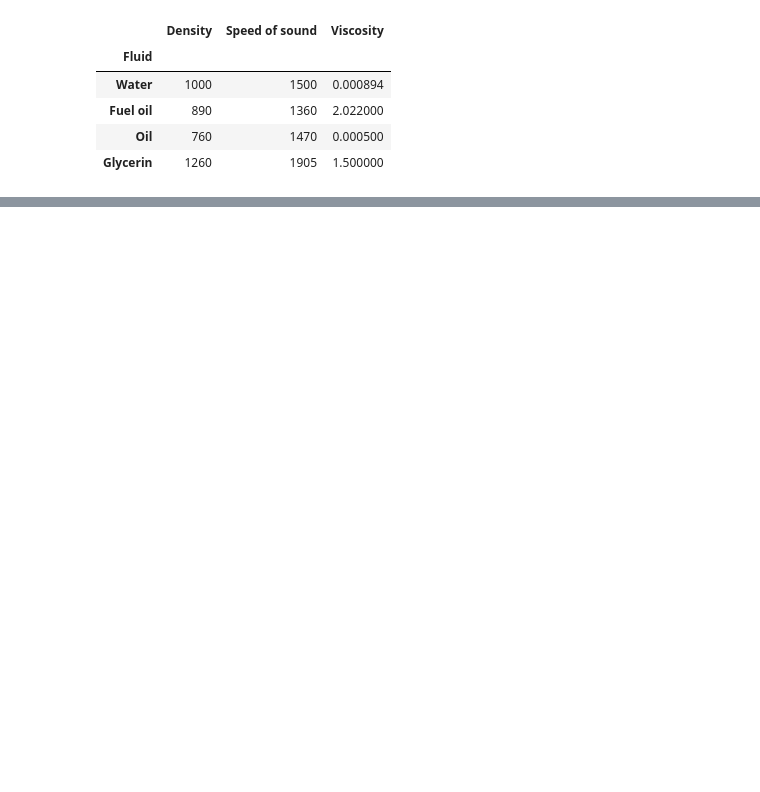
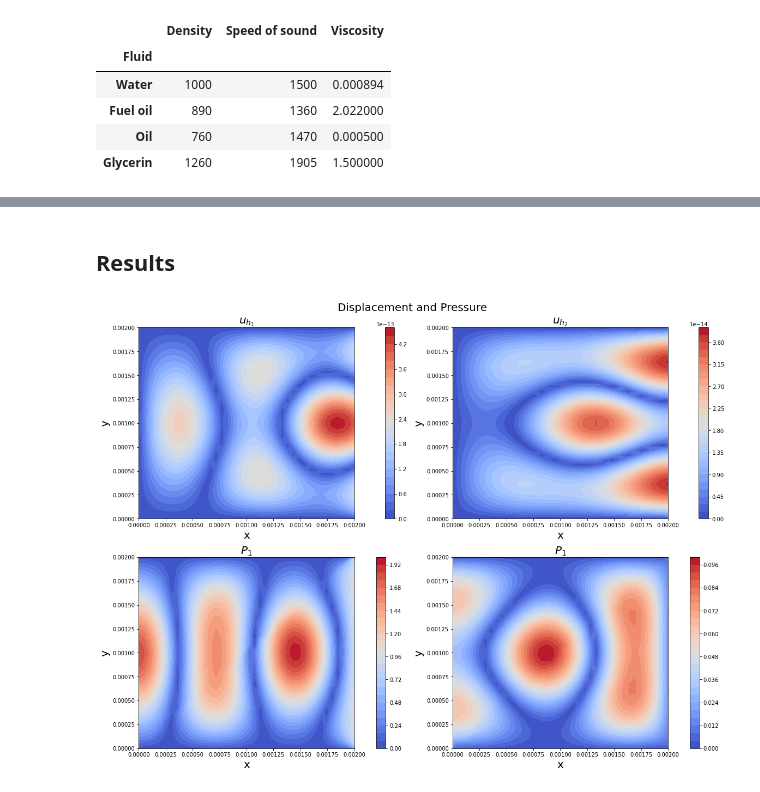
Before and after one commit to DthRazak/Dissipative-Acoustic, a Jupyter notebook: Harmonic-Oscillations/2d-homogeneous-with-dissipation.ipynb, the cells around one changed output, grey strips where cells are left out. Saved outputs shown, nothing was run; the diff lists cells and outputs as text; code cells hidden in the pictures; blank space fills up the shorter version.

Commit message:
Finished 2d homogeneous with dissipation problem

```diff
--- a/Harmonic-Oscillations/2d-homogeneous-with-dissipation.ipynb
+++ b/Harmonic-Oscillations/2d-homogeneous-with-dissipation.ipynb
@@ -91,16 +52,18 @@ def problem_setup(N: int,
     cc = ScalarType(4./3 * eta) * inner(grad(u), grad(v)) * dx
 
 
-    F = aa - omega**2 * mm# + omega * 1.0j * cc
+    F = aa - omega**2 * mm + omega * 1.0j * cc
 
-    measure = generate_boundary_measure(domain, points)
+    boundaries = generate_boundaries(points)
+    measure = generate_boundary_measure(boundaries, domain)
 
     u_D = lambda x: [x[0] * 0.0, x[1] * 0.0]
+    u_N = fem.Constant(domain, ScalarType(pressure))
 
-    boundary_conditions = [BoundaryCondition("Dirichlet", 1, u_D, V, v, measure),
-                           BoundaryCondition("Dirichlet", 2, u_D, V, v, measure),
-                           BoundaryCondition("Dirichlet", 3, u_D, V, v, measure),
-                           BoundaryCondition("Neumann", 4, fem.Constant(domain, ScalarType(pressure)), V, v, measure)]
+    boundary_conditions = [BoundaryCondition("Dirichlet", 1, u_D, V, u, v, measure),
+                           BoundaryCondition("Neumann", 2, u_N, V, u, v, measure),
+                           BoundaryCondition("Dirichlet", 3, u_D, V, u, v, measure),
+                           BoundaryCondition("Dirichlet", 4, u_D, V, u, v, measure)]
 
     bcs = []
     for condition in boundary_conditions:
@@ -130,13 +97,13 @@ fluids
 # %%
-config = problem_setup(N=[80, 80],
+config = problem_setup(N=[40, 40],
                        points=[[0.0, 0.002], [0.0, 0.002]],
                        fluid='Fuel oil',
                        freq=1e6,
                        pressure=(-1.0, 0))
 
 N, points, fluid, omega, pressure, density, speed, viscosity = config['Params']
-domain, V, u, v = config['FunctionSpace']
+domain_1, V, u, v = config['FunctionSpace']
 Left, Right, bcs = config['Problem']
 # %%
 problem = fem.petsc.LinearProblem(Left, Right, bcs)
-uh = problem.solve()
+uh_1 = problem.solve()
@@ -205,0 +110,14 @@ plot_function(0, uh)
+# %%
+p_1 = project(density * speed**2 * div(uh_1), domain_1, ("DG", 0))
+# %% [markdown]
+## Results
+# %%
+mpl = Mpl2DPlotter(layout=[['1', '2'], ['3', '4']], projection='2d')
+mpl.update_figure(figsize=(16, 12), fontsize=20, suptitle="Displacement and Pressure")
+mpl.plot(fun=uh_1, type='real', points=points, N=N, axes_id='1', title=r'$u_{h_1}$')
+mpl.plot(fun=uh_1, type='imag', points=points, N=N, axes_id='2', title=r'$u_{h_2}$')
+mpl.plot(fun=p_1, type='real', points=points, N=N, axes_id='3', title=r'$P_1$')
+mpl.plot(fun=p_1, type='imag', points=points, N=N, axes_id='4', title=r'$P_1$')
+mpl.save(f'{save_dir}/example_1_2d.svg')
+# %% [output]
+[figure, added]
```
Also changed, not shown: parts of 21 cells of this notebook, 14 other files.
